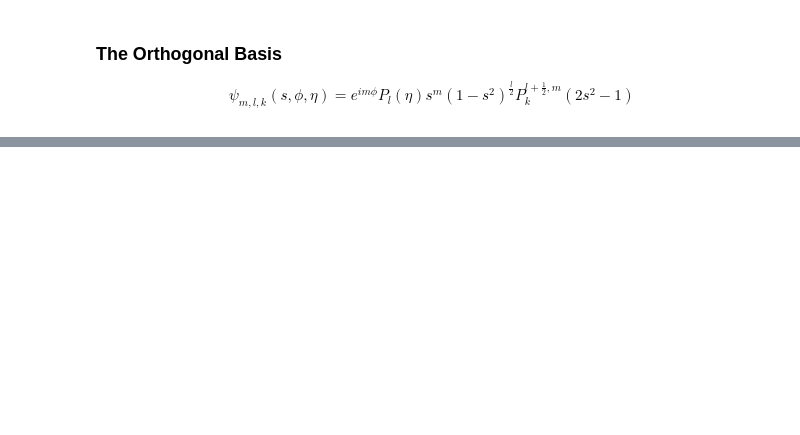
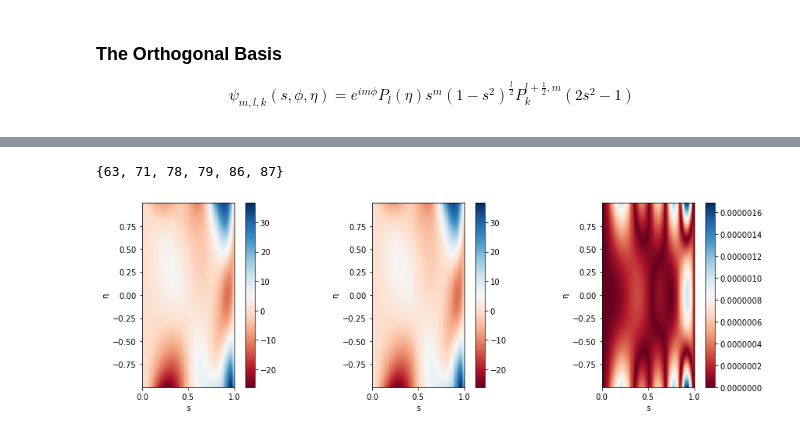
Before and after one commit to acellison/spherinder, a Jupyter notebook: notebooks/test_orthogonal_basis.ipynb, the cells around one changed output, grey strips where cells are left out. Drawn from its saved outputs; the diff is of its cells as text; code cells hidden in the pictures; blank space fills up the shorter version.

```diff
--- a/notebooks/test_orthogonal_basis.ipynb
+++ b/notebooks/test_orthogonal_basis.ipynb
@@ -141,0 +133,10 @@ B^{+} &: P^{(a, b)} \to P^{(a, b+1)} \\
+# %%
+# We need to kron things out but the n matrices depend on ell
+import scipy.sparse as sparse
+
+A = Jacobi.operator('A')
+B = Jacobi.operator('B')
+C = Jacobi.operator('C')
+D = Jacobi.operator('D')
+Z = Jacobi.operator('Z')
+Id = Jacobi.operator('Id')
@@ -141,0 +223,57 @@ B^{+} &: P^{(a, b)} \to P^{(a, b+1)} \\
+# %%
+index = 2
+set(range(np.prod(Rcodomains[index])))-set(Rops[index].nonzero()[0])
+# %% [output]
+{63, 71, 78, 79, 86, 87}
+# %%
+# Test e_z . Grad(psi) the z component of the gradient of a scalar field
+Lmax, Nmax, m = 6, 5, 2
+ns, neta = 100, 10001
+
+# Construct the hierarchy of bases.
+# The first index is ell (vertical polynomial degree),
+# the second index is k (radial polynomial degree)
+s, eta = np.linspace(0,1,ns), np.linspace(-1,1,neta)
+basis   = [psi(Nmax, m, ell, s, eta, sigma=0, alpha=0) for ell in range(Lmax)]
+cobasis = [psi(Nmax, m, ell, s, eta, sigma=0, alpha=1) for ell in range(Lmax-1)]
+
+# Construct the coefficients
+c = np.zeros((Lmax,Nmax))
+c[0,0] = 1
+c[2,2] = 1
+c[2,3] = -1
+c[3,1] = 1
+c[3,3] = .5
+c[5,4] = -.1
+
+# Expand the function
+f = expand(basis, c)
+
+# Apply the operator in grid space
+ss, ee = s.reshape(1,ns), eta.reshape(neta,1)
+scale = np.sqrt(1-ss**2)
+scale[np.abs(scale) == 0] = 1
+fgrid = (f[2:,:]-f[:-2,:])/(ee[2:,:]-ee[:-2,:])/scale
+
+# Apply the operator in coeff space
+op = np.sqrt(2) * D(+1)(Lmax,0,0)
+d = op @ c
+fcoeff = expand(cobasis, d)
+
+# # This is also the operator, explicitly
+# ell = np.arange(1,Lmax)
+# ratio = Jacobi.norm_ratio(-1,1,1,ell,0,0)
+# op = sparse.diags([ratio * (ell+1)/2], [1], shape=(Lmax-1,Lmax))
+
+# Match sizes and compute error
+fcoeff = fcoeff[1:-1,:]
+eta = eta[1:-1]
+error = fgrid-fcoeff
+
+# Plot
+fig, ax = plt.subplots(1,3,figsize=(13,4))
+plotfield(s, eta, fgrid,  fig, ax[0], stretch=True)
+plotfield(s, eta, fcoeff, fig, ax[1], stretch=True)
+plotfield(s, eta, np.abs(error),  fig, ax[2], stretch=True)
+# %% [output]
+[figure, added]
```
Also changed, not shown: parts of 20 cells of this notebook, 6 other files.
